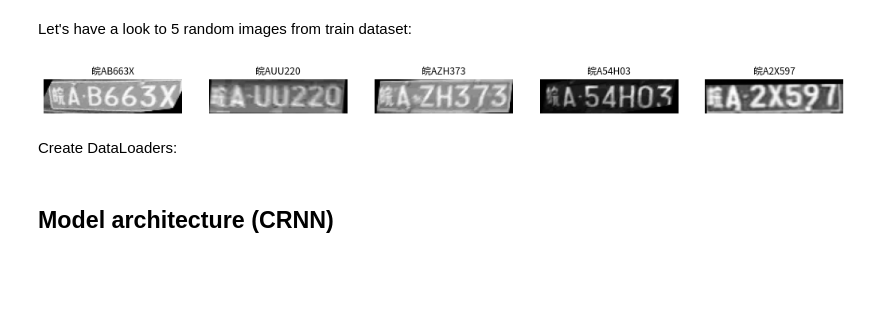
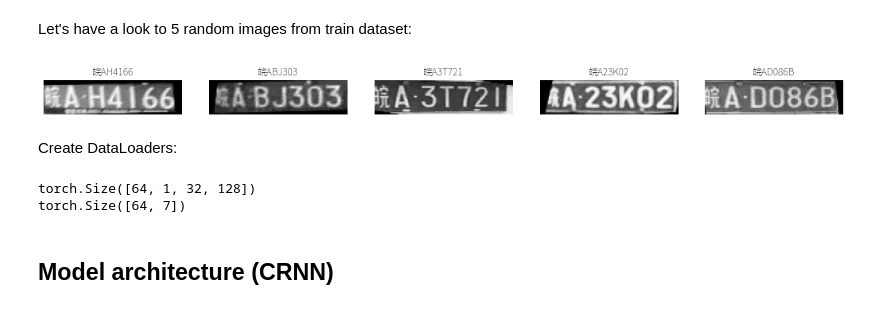
Before and after one commit to Bayramova/license_plate_recognition_nb, a Jupyter notebook: license_plate_recognition.ipynb, the cells around one changed output. Cells and saved outputs as stored; diff of their text form; code cells hidden in the pictures; blank space fills up the shorter version.

```diff
--- a/license_plate_recognition.ipynb
+++ b/license_plate_recognition.ipynb
@@ -28,0 +43,24 @@ img_dir = "/content/CCPD2019-dl1"
+# %%
+class Dictionary:
+    def __init__(self) -> None:
+        self.char2idx: dict[str, int] = {}
+        self.idx2char: list[str] = []
+
+    def add_char(self, char: str) -> None:
+        if char not in self.char2idx:
+            self.idx2char.append(char)
+            self.char2idx[char] = len(self.idx2char) - 1
+
+    def add_label(self, label: str) -> None:
+      for char in label:
+        self.add_char(char)
+
+    def __len__(self) -> int:
+        return len(self.idx2char)
+# %%
+dictionary = Dictionary()
+
+train_labels = [img_filename.split("-")[-1][:-4] for img_filename in os.listdir(os.path.join(img_dir, "train"))]
+
+for label in train_labels:
+  dictionary.add_label(label)
@@ -29,10 +79,12 @@ img_dir = "/content/CCPD2019-dl1"
 # %%
 class LicencePlateDataset(Dataset):
-  def __init__(self, img_dir, img_size=(128, 32), train=True, transform=None):
+  def __init__(self, img_dir, img_size=(128, 32), train=True, transform=None, dictionary=dictionary):
     super().__init__()
+
     self.img_dir = os.path.join(img_dir, "train" if train else "test")
     self.images = [os.path.join(self.img_dir, img_filename) for img_filename in os.listdir(self.img_dir)]
     self.labels = [img_filename.split("-")[-1][:-4] for img_filename in self.images]
+    self.dictionary = dictionary
     self.img_size = img_size # (width, height)
     self.transform = transform
 
@@ -51,4 +103,5 @@ class LicencePlateDataset(Dataset):
     # img = img / 255.0
     # print(img.min(), img.max())
     label = self.labels[idx]
-    return img, label
+    label_encoded = torch.LongTensor([self.dictionary.char2idx[char] for char in label])
+    return img, label_encoded
@@ -68,33 +119,33 @@ Let's have a look to 5 random images from train dataset:
 # %%
 # the following code applies Chinese font to matplotlib
 def change_matplotlib_font(font_download_url):
     FONT_PATH = "chinese_font"
 
     font_download_cmd = f"wget {font_download_url} -O {FONT_PATH}.zip"
     unzip_cmd = f"unzip -o {FONT_PATH}.zip -d {FONT_PATH}"
     os.system(font_download_cmd)
     os.system(unzip_cmd)
 
     font_files = fm.findSystemFonts(fontpaths=FONT_PATH)
     for font_file in font_files:
         fm.fontManager.addfont(font_file)
 
     font_name = fm.FontProperties(fname=font_files[0]).get_name()
     matplotlib.rc("font", family=font_name)
 
 font_download_url = "https://fonts.google.com/download?family=Noto%20Sans%20SC"
 change_matplotlib_font(font_download_url)
 
 ids = np.random.randint(low=0, high=len(train_dataset), size=5)
 plt.figure(figsize=(18, 6))
 for i in range(5):
   plt.subplot(1, 5, i+1)
   # print(train_dataset[ids[i]][0].size())
   plt.imshow(train_dataset[ids[i]][0].squeeze(), cmap="gray")
-  plt.title(train_dataset[ids[i]][1])
+  plt.title("".join([dictionary.idx2char[idx] for idx in train_dataset[ids[i]][1]]))
   plt.axis("off")
 # %% [output]
-[figure, old version]
+[figure, new version]
 # %% [markdown]
 Create DataLoaders:
 # %%
@@ -102,6 +153,13 @@ batch_size = 64
 
 train_dataloader = DataLoader(train_dataset, batch_size=batch_size, shuffle=True)
 test_dataloader = DataLoader(test_dataset, batch_size=batch_size, shuffle=False)
+# %%
+images, labels = next(iter(train_dataloader))
+print(images.size())
+print(labels.size())
+# %% [output]
+torch.Size([64, 1, 32, 128])
+torch.Size([64, 7])
 # %% [markdown]
 ## Model architecture (CRNN)
 # %% [markdown]
```
Also changed, not shown: parts of 18 cells of this notebook.
